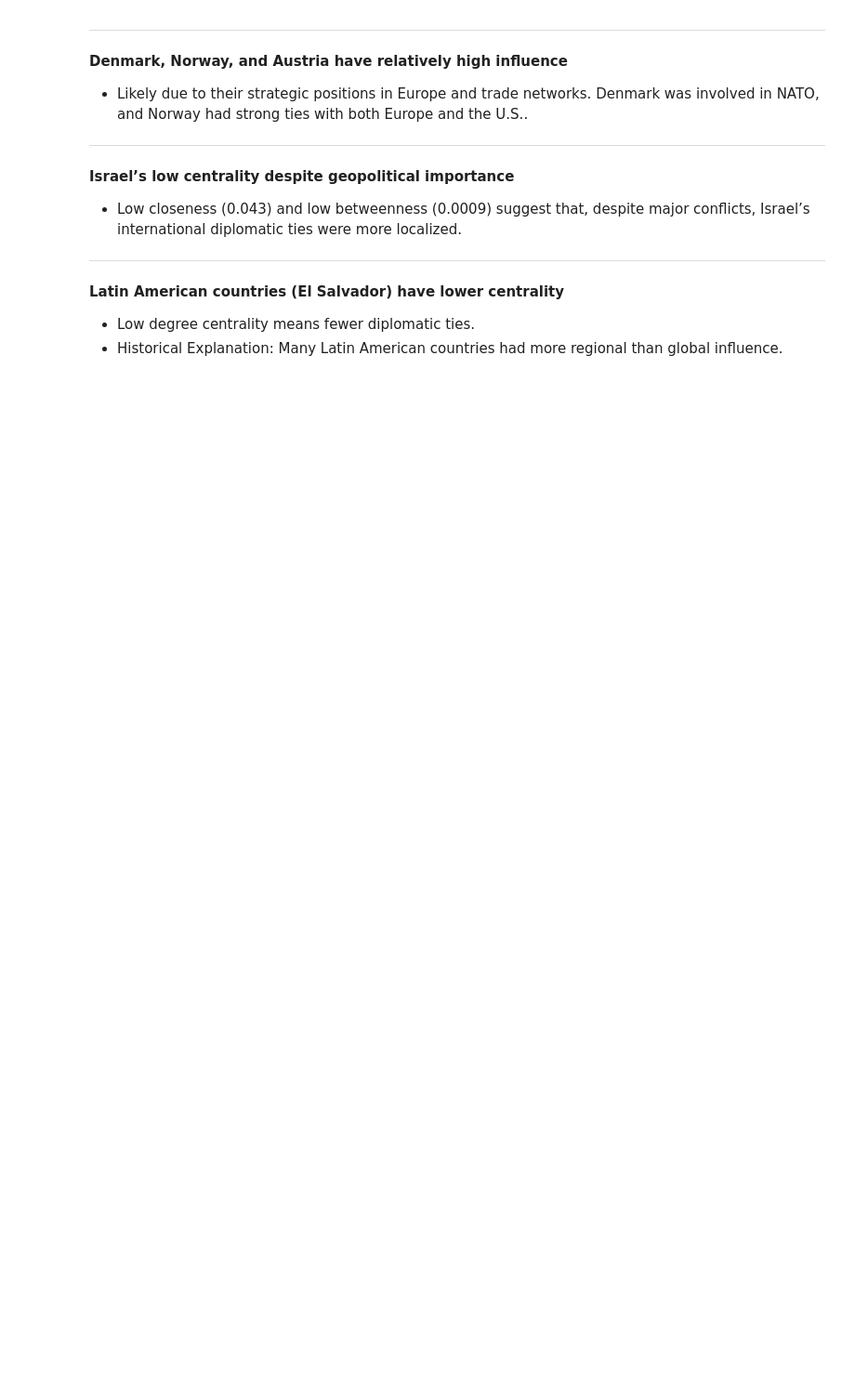
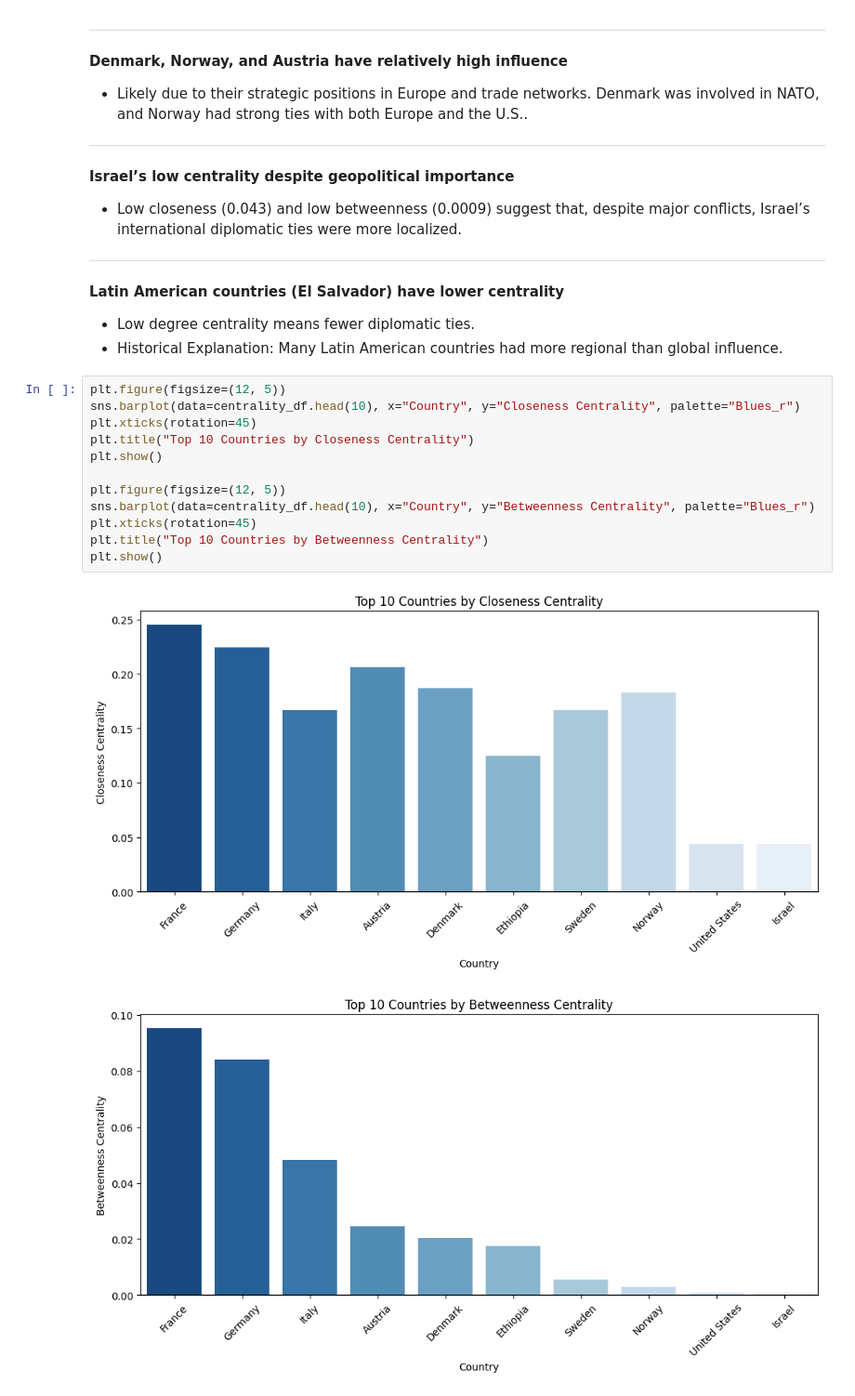
Before and after one commit to RUNA303/20th_century_scrape1603, a Jupyter notebook: 1.7CENTRALITY.ipynb, the cells around one changed output. Shown at 93% size. Cells and saved outputs as stored; diff of their text form; blank space fills up the shorter version.

Commit message:
With 2 missing plots added

```diff
--- a/1.7CENTRALITY.ipynb
+++ b/1.7CENTRALITY.ipynb
@@ -207,3 +207,18 @@ _________________________________________________________________
 <B>Latin American countries (El Salvador) have lower centrality</B>
 - Low degree centrality means fewer diplomatic ties.
 - Historical Explanation: Many Latin American countries had more regional than global influence.
+# %%
+plt.figure(figsize=(12, 5))
+sns.barplot(data=centrality_df.head(10), x="Country", y="Closeness Centrality", palette="Blues_r")
+plt.xticks(rotation=45)
+plt.title("Top 10 Countries by Closeness Centrality")
+plt.show()
+
+plt.figure(figsize=(12, 5))
+sns.barplot(data=centrality_df.head(10), x="Country", y="Betweenness Centrality", palette="Blues_r")
+plt.xticks(rotation=45)
+plt.title("Top 10 Countries by Betweenness Centrality")
+plt.show()
+# %% [output]
+[figure, added]
+[figure, added]
```
